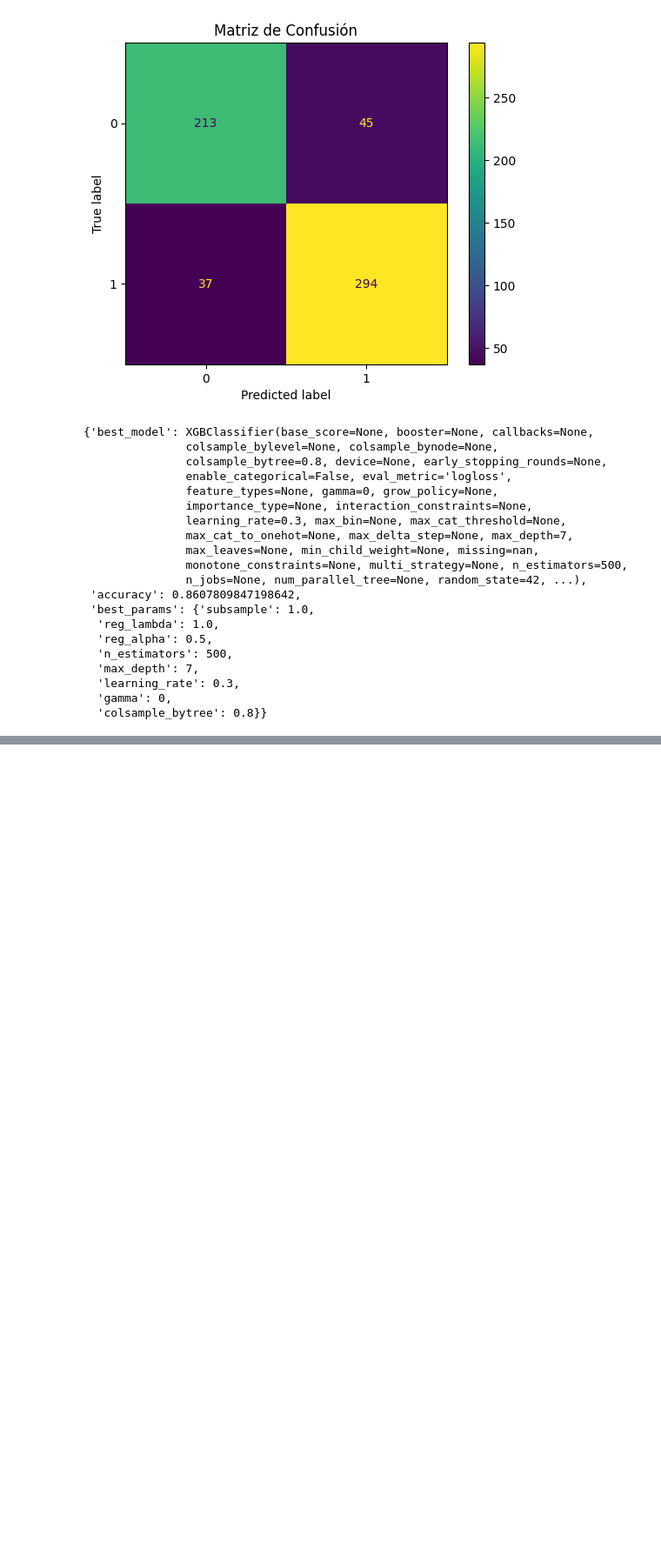
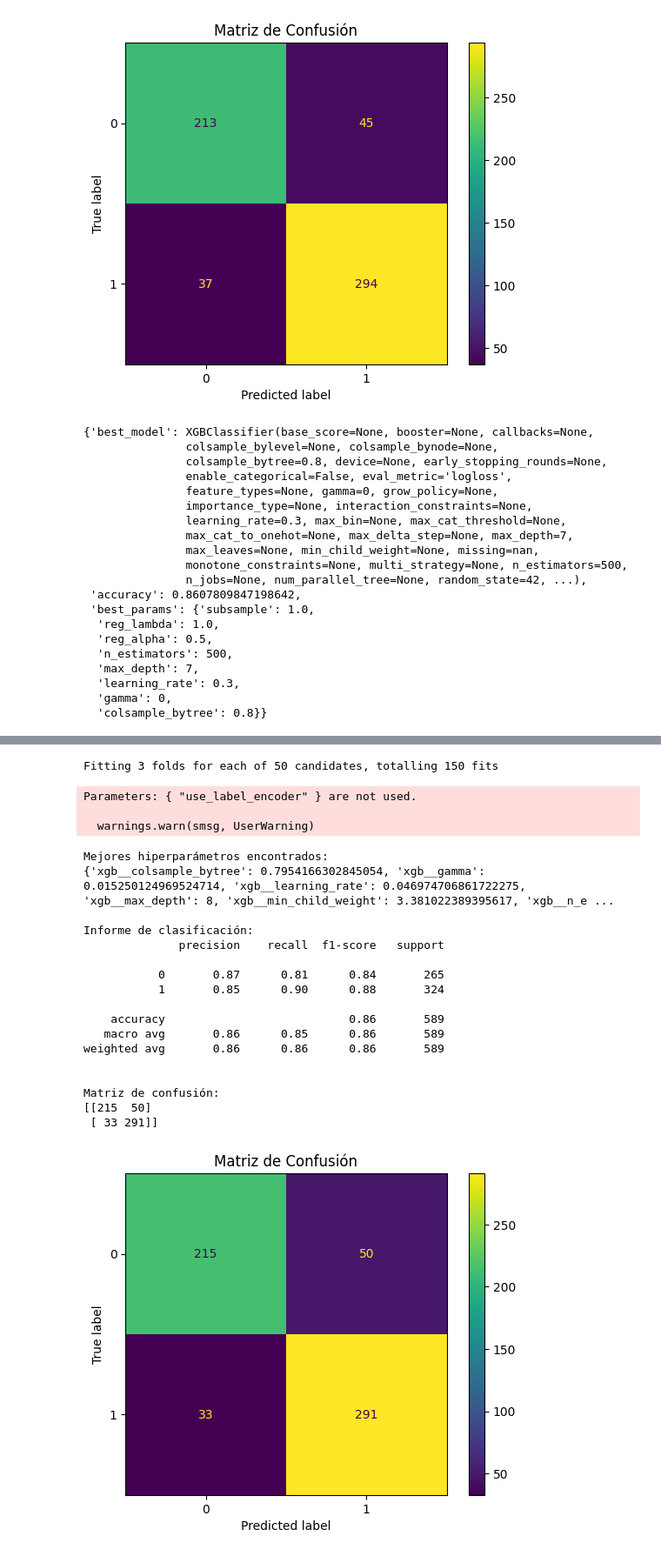
Before and after one commit to ManuelLabbe/modelo_susceptibilidad_remociones_en_masa_sur_de_Chile, a Jupyter notebook: models.ipynb, the cells around one changed output, grey strips where cells are left out. Shown: that part at 87% size. Saved outputs shown, nothing was run; the diff lists cells and outputs as text; code cells hidden in the pictures; blank space fills up the shorter version.

```diff
--- a/models.ipynb
+++ b/models.ipynb
@@ -280,0 +306,25 @@ Precisión: 86.08%
+# %%
+xgboost_bayesopt_classifier(data,data_y)
+# %% [output]
+Fitting 3 folds for each of 50 candidates, totalling 150 fits
+Parameters: { "use_label_encoder" } are not used.
+
+  warnings.warn(smsg, UserWarning)
+Mejores hiperparámetros encontrados:
+{'xgb__colsample_bytree': 0.7954166302845054, 'xgb__gamma': 0.015250124969524714, 'xgb__learning_rate': 0.046974706861722275, 'xgb__max_depth': 8, 'xgb__min_child_weight': 3.381022389395617, 'xgb__n_e ...
+
+Informe de clasificación:
+              precision    recall  f1-score   support
+
+           0       0.87      0.81      0.84       265
+           1       0.85      0.90      0.88       324
+
+    accuracy                           0.86       589
+   macro avg       0.86      0.85      0.86       589
+weighted avg       0.86      0.86      0.86       589
+
+
+Matriz de confusión:
+[[215  50]
+ [ 33 291]]
+[figure, added]
```
Also changed, not shown: parts of 10 cells of this notebook, 2 other files.
